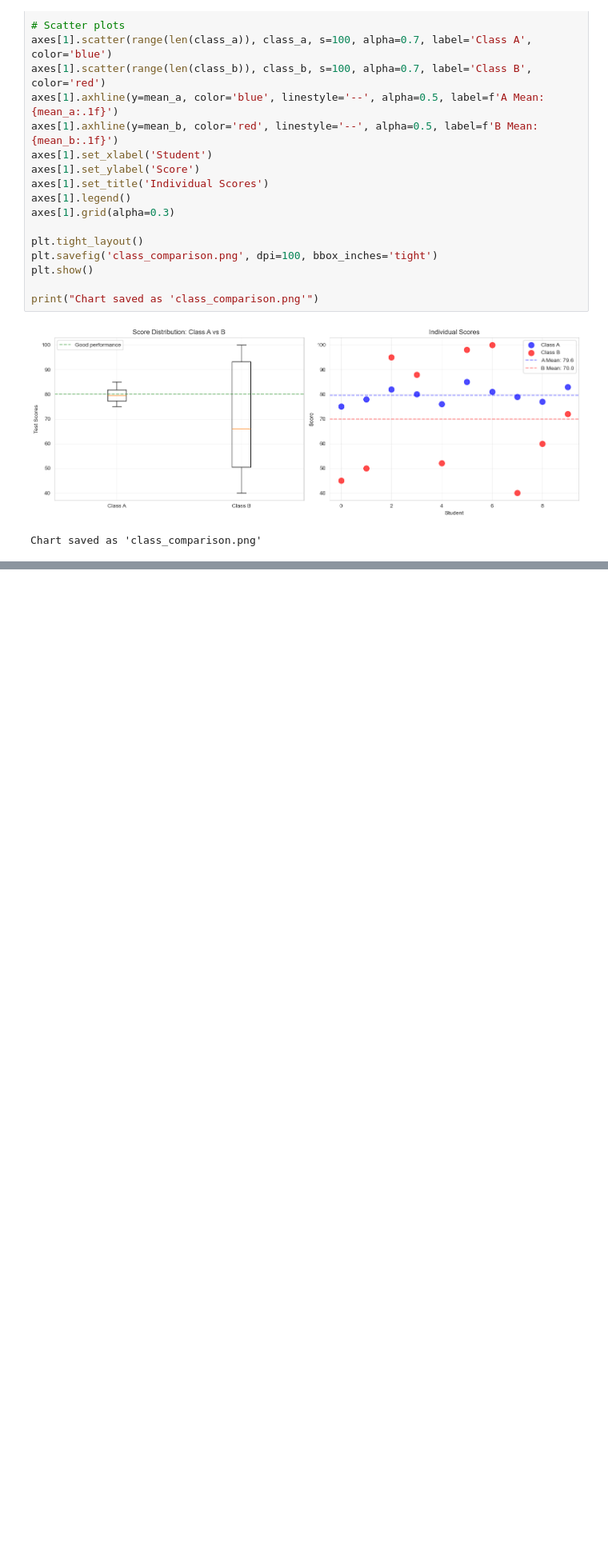
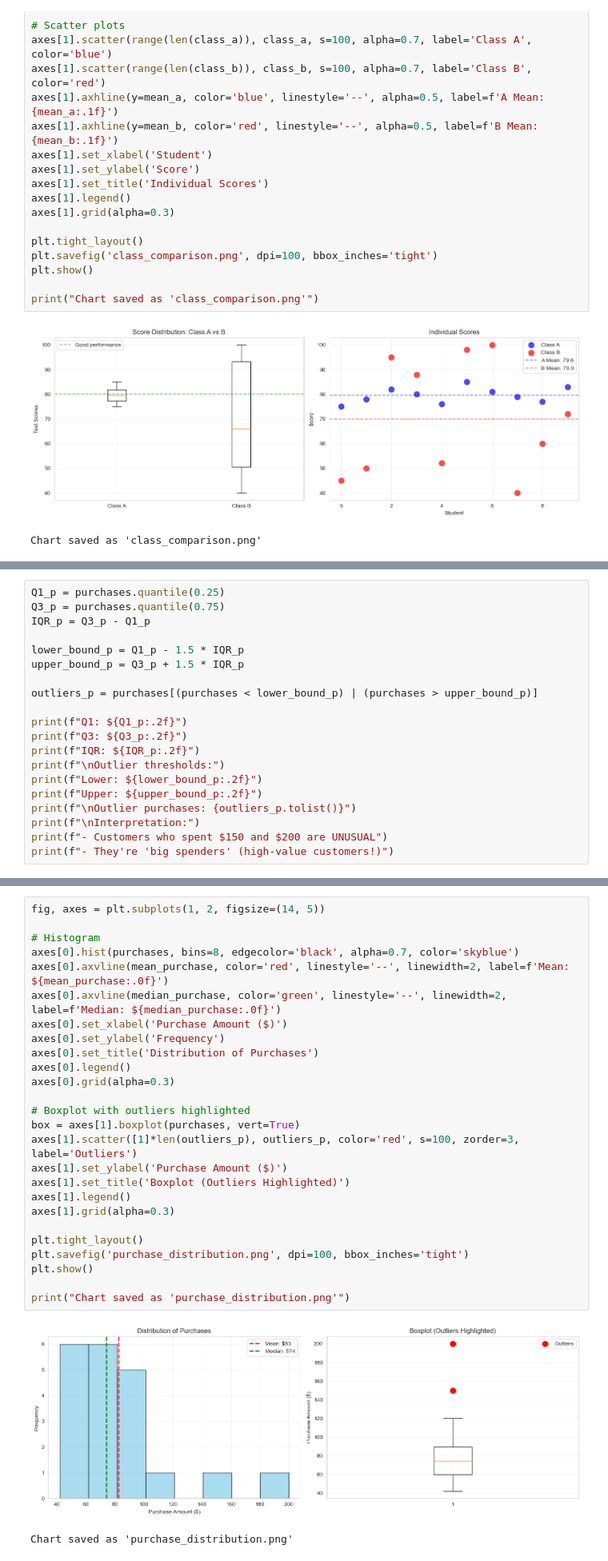
Before and after one commit to Danish925/statistics-cheatsheet, a Jupyter notebook: notebooks/02_practice_problems.ipynb, the cells around one changed output, grey strips where cells are left out. Shown at 80% size. Saved outputs shown, nothing was run; the diff lists cells and outputs as text; blank space fills up the shorter version.

Commit message:
"Add practice problems and real-world analysis with visualizations"

```diff
--- a/notebooks/02_practice_problems.ipynb
+++ b/notebooks/02_practice_problems.ipynb
@@ -429,0 +488,20 @@ Chart saved as 'class_comparison.png'
+# %%
+Q1_p = purchases.quantile(0.25)
+Q3_p = purchases.quantile(0.75)
+IQR_p = Q3_p - Q1_p
+
+lower_bound_p = Q1_p - 1.5 * IQR_p
+upper_bound_p = Q3_p + 1.5 * IQR_p
+
+outliers_p = purchases[(purchases < lower_bound_p) | (purchases > upper_bound_p)]
+
+print(f"Q1: ${Q1_p:.2f}")
+print(f"Q3: ${Q3_p:.2f}")
+print(f"IQR: ${IQR_p:.2f}")
+print(f"\nOutlier thresholds:")
+print(f"Lower: ${lower_bound_p:.2f}")
+print(f"Upper: ${upper_bound_p:.2f}")
+print(f"\nOutlier purchases: {outliers_p.tolist()}")
+print(f"\nInterpretation:")
+print(f"- Customers who spent $150 and $200 are UNUSUAL")
+print(f"- They're 'big spenders' (high-value customers!)")
@@ -429,0 +561,29 @@ Chart saved as 'class_comparison.png'
+# %%
+fig, axes = plt.subplots(1, 2, figsize=(14, 5))
+
+# Histogram
+axes[0].hist(purchases, bins=8, edgecolor='black', alpha=0.7, color='skyblue')
+axes[0].axvline(mean_purchase, color='red', linestyle='--', linewidth=2, label=f'Mean: ${mean_purchase:.0f}')
+axes[0].axvline(median_purchase, color='green', linestyle='--', linewidth=2, label=f'Median: ${median_purchase:.0f}')
+axes[0].set_xlabel('Purchase Amount ($)')
+axes[0].set_ylabel('Frequency')
+axes[0].set_title('Distribution of Purchases')
+axes[0].legend()
+axes[0].grid(alpha=0.3)
+
+# Boxplot with outliers highlighted
+box = axes[1].boxplot(purchases, vert=True)
+axes[1].scatter([1]*len(outliers_p), outliers_p, color='red', s=100, zorder=3, label='Outliers')
+axes[1].set_ylabel('Purchase Amount ($)')
+axes[1].set_title('Boxplot (Outliers Highlighted)')
+axes[1].legend()
+axes[1].grid(alpha=0.3)
+
+plt.tight_layout()
+plt.savefig('purchase_distribution.png', dpi=100, bbox_inches='tight')
+plt.show()
+
+print("Chart saved as 'purchase_distribution.png'")
+# %% [output]
+[figure, added]
+Chart saved as 'purchase_distribution.png'
```
Also changed, not shown: parts of 28 cells of this notebook.
